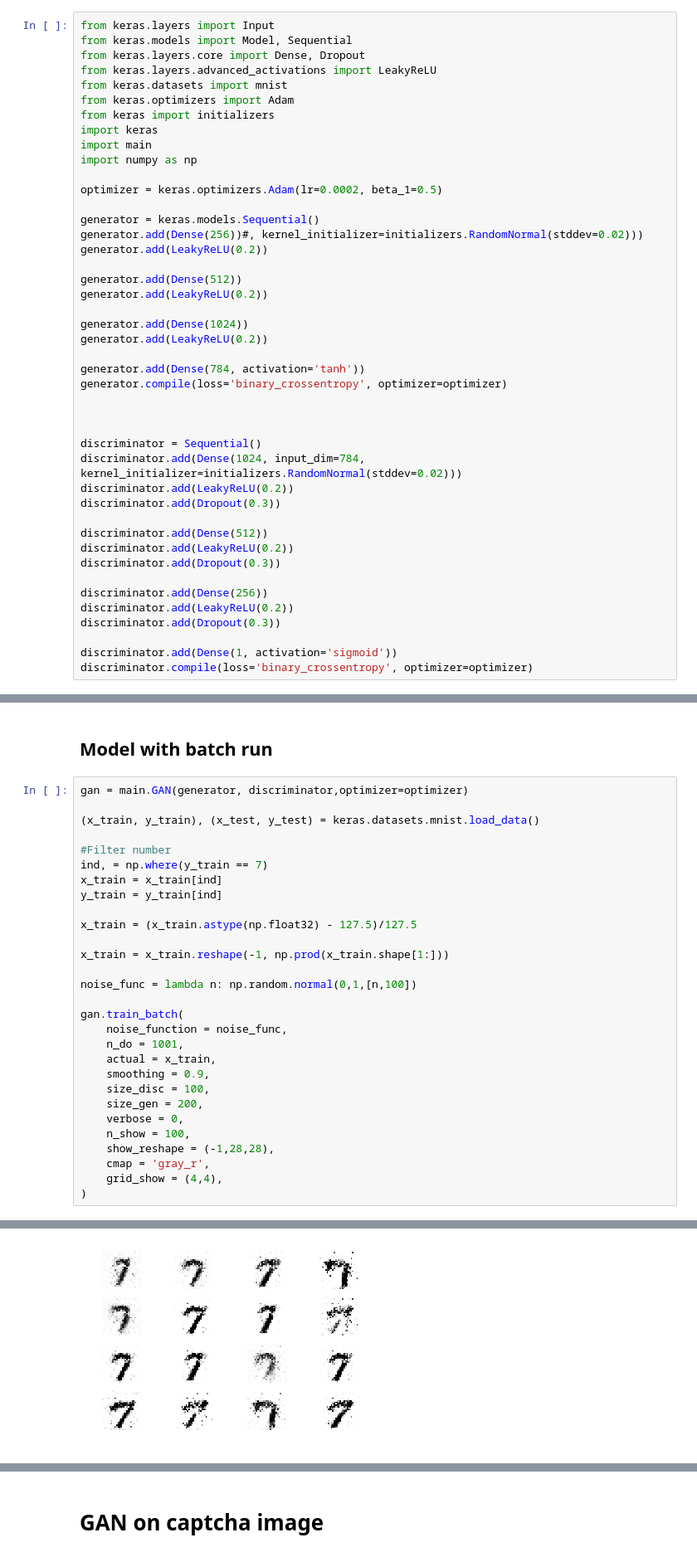
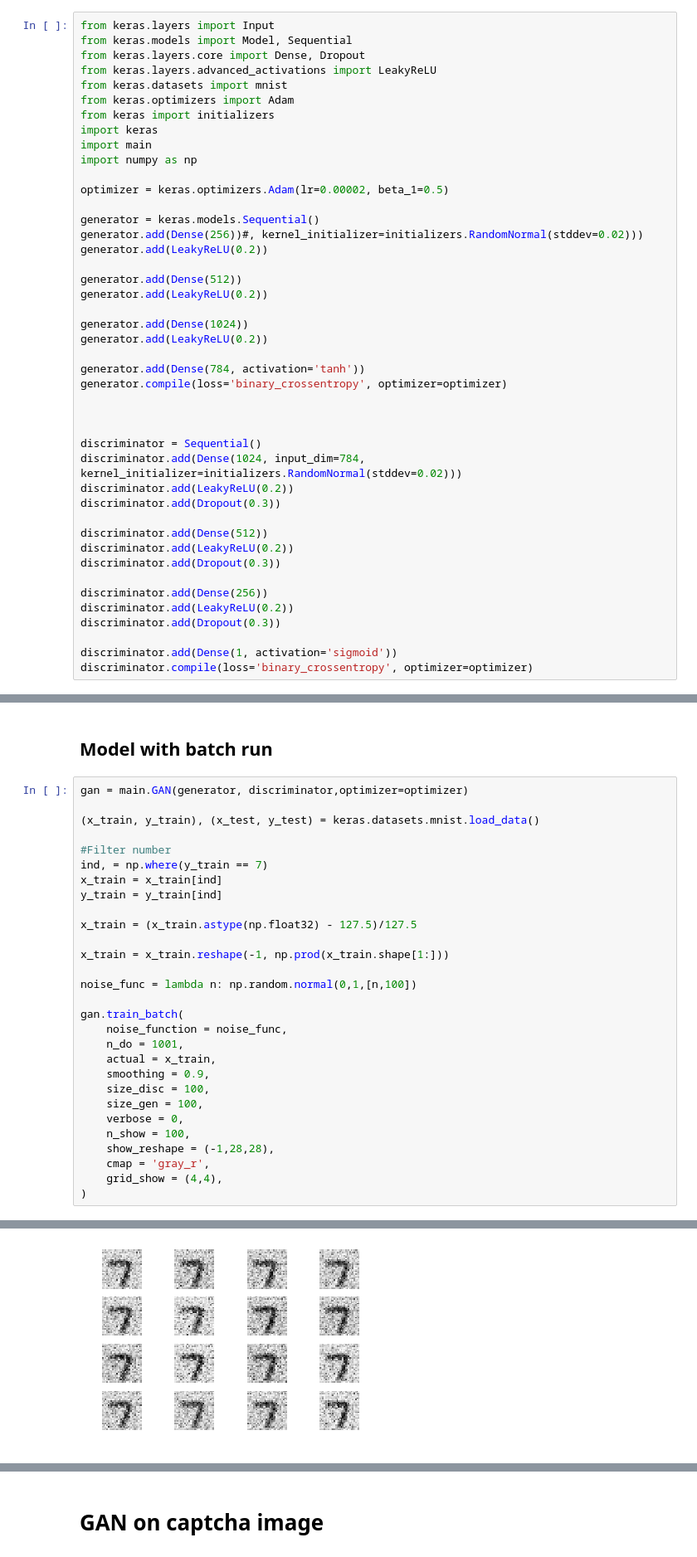
Before and after one commit to moesmatheus/Neural_network, a Jupyter notebook: notebook.ipynb, the cells around one changed output, grey strips where cells are left out. Shown at 83% size. Drawn from its saved outputs; the diff is of its cells as text.

```diff
--- a/notebook.ipynb
+++ b/notebook.ipynb
@@ -664,7 +678,7 @@ import keras
 import main
 import numpy as np
 
-optimizer = keras.optimizers.Adam(lr=0.0002, beta_1=0.5)
+optimizer = keras.optimizers.Adam(lr=0.00002, beta_1=0.5)
 
 generator = keras.models.Sequential()
 generator.add(Dense(256))#, kernel_initializer=initializers.RandomNormal(stddev=0.02)))
@@ -775,7 +791,7 @@ gan.train_batch(
     actual = x_train,
     smoothing = 0.9,
     size_disc = 100,
-    size_gen = 200,
+    size_gen = 100,
     verbose = 0,
     n_show = 100,
     show_reshape = (-1,28,28),
@@ -790,2 +810,2 @@ Round:  101
 Round:  201
-[figure, old version]
+[figure, new version]
```
Also changed, not shown: parts of 11 cells of this notebook, 1 other file.
